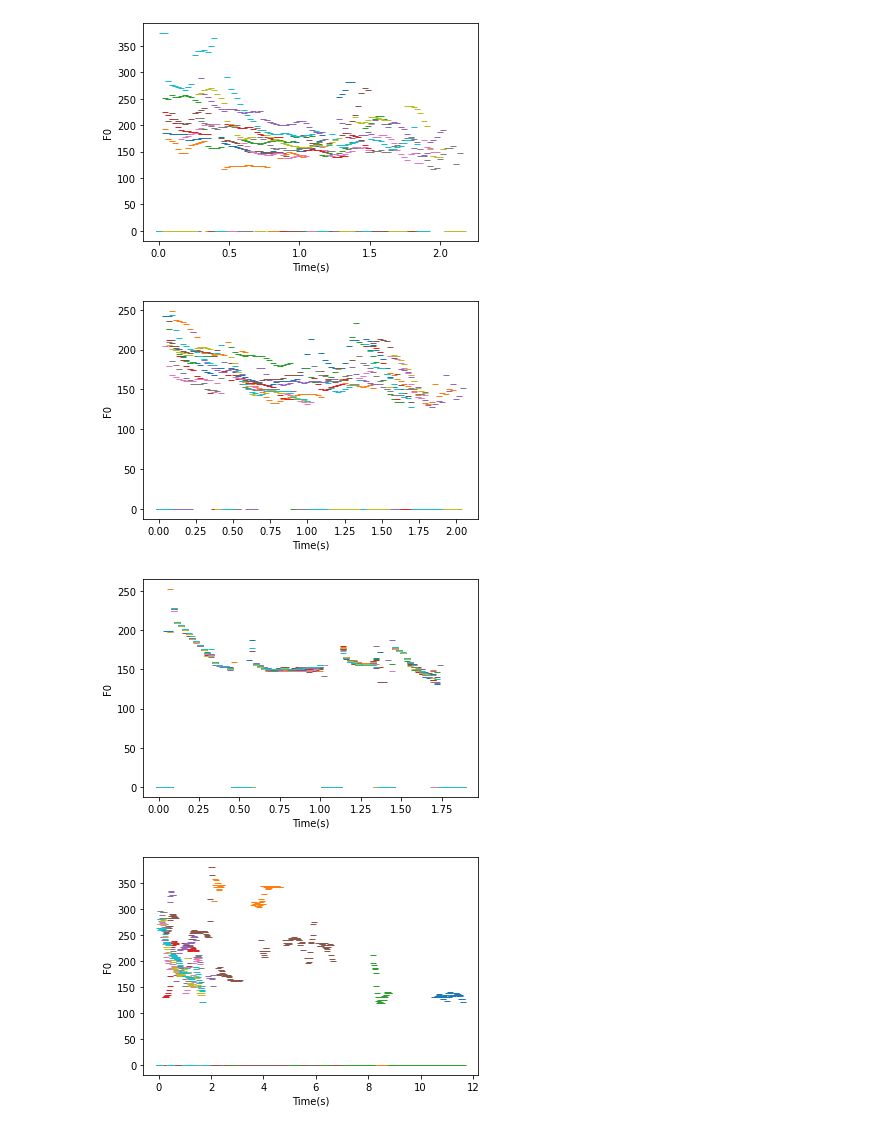
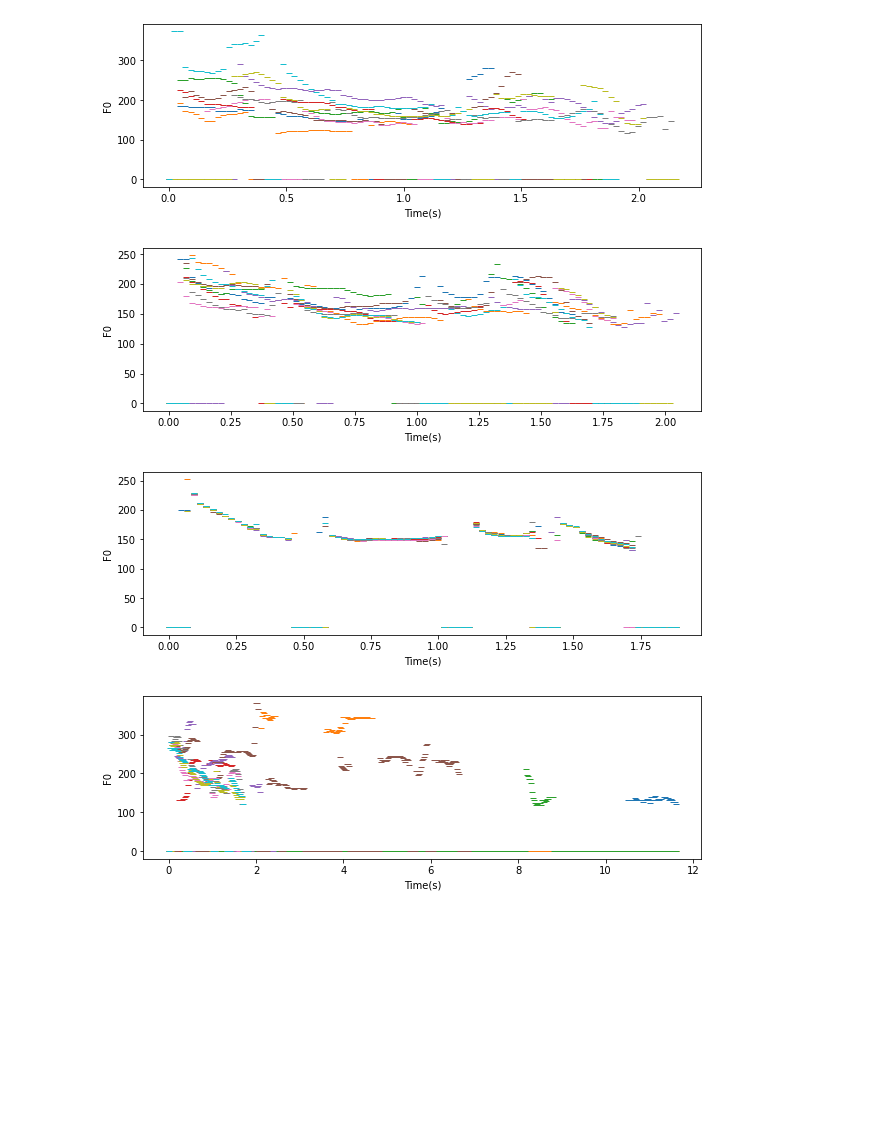
Before and after one commit to RookieJunChen/MyFLowtron, a Jupyter notebook: SV_experiment/Draw_yin.ipynb, the cells around one changed output. Saved outputs shown, nothing was run; the diff lists cells and outputs as text; code cells hidden in the pictures; blank space fills up the shorter version.

```diff
--- a/SV_experiment/Draw_yin.ipynb
+++ b/SV_experiment/Draw_yin.ipynb
@@ -4,17 +4,19 @@ import librosa
 import librosa.display
 import numpy as np
 # %%
+plt.figure(figsize=(10,3))
 for i in range(1, 11):
     filename = "Flowtron_sigma1.0/times" + str(i) +  "_sid0_sigma1.0.wav"
     y, sr = librosa.load(filename, sr=None)
     f0, voiced_flag, voiced_probs = librosa.pyin(y, fmin=80, fmax=400)
     f0[np.isnan(f0)] = 0
     times = librosa.times_like(f0)
+#     plt.figure(figsize=(15,12))
     plt.plot(times, f0, "_", linewidth=1)
     plt.xlabel("Time(s)")
     plt.ylabel("F0")
 # %% [output]
-[figure, old version]
+[figure, new version]
 # %%
 # D = librosa.amplitude_to_db(np.abs(librosa.stft(y)), ref=np.max)
 # fig, ax = plt.subplots()
@@ -26,6 +28,7 @@ for i in range(1, 11):
 # plt.xlabel("Time(s)")
 # plt.ylabel("F0")
 # plt.show()
+plt.figure(figsize=(10,3))
 for i in range(1, 11):
     filename = "Flowtron_sigma0.5/times" + str(i) +  "_sid0_sigma0.5.wav"
     y, sr = librosa.load(filename, sr=None)
@@ -36,8 +39,9 @@ for i in range(1, 11):
     plt.xlabel("Time(s)")
     plt.ylabel("F0")
 # %% [output]
-[figure, old version]
+[figure, new version]
 # %%
+plt.figure(figsize=(10,3))
 for i in range(1, 11):
     filename = "Flowtron_sigma0.0/times" + str(i) +  "_sid0_sigma0.0.wav"
     y, sr = librosa.load(filename, sr=None)
@@ -48,8 +52,9 @@ for i in range(1, 11):
     plt.xlabel("Time(s)")
     plt.ylabel("F0")
 # %% [output]
-[figure, old version]
+[figure, new version]
 # %%
+plt.figure(figsize=(10,3))
 for i in range(1, 11):
     filename = "Tacotron/test" + str(i)+ ".wav"
     y, sr = librosa.load(filename, sr=None)
@@ -60,4 +65,4 @@ for i in range(1, 11):
     plt.xlabel("Time(s)")
     plt.ylabel("F0")
 # %% [output]
-[figure, old version]
+[figure, new version]
```
